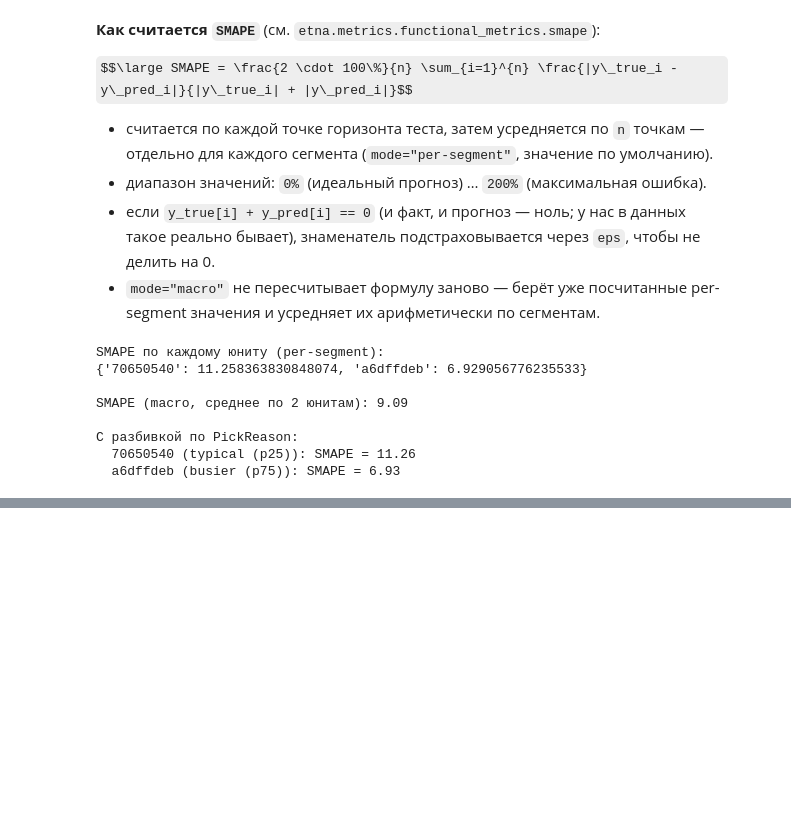
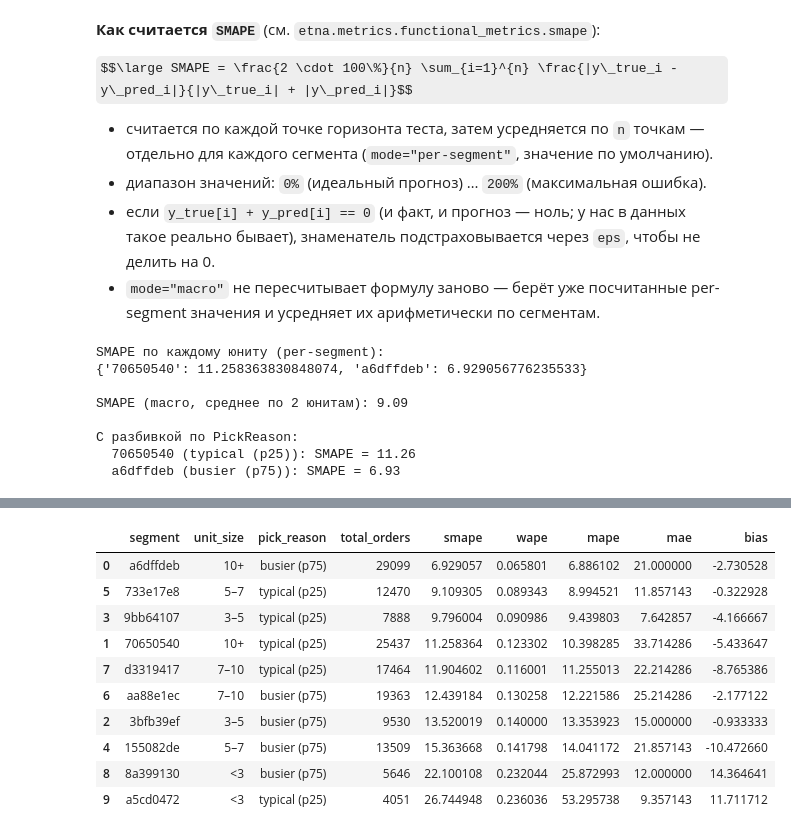
Before and after one commit to skv-analyst/study-etna, a Jupyter notebook: weeks/week-01-infra-and-classic-models/ch02-NaiveModel.ipynb, the cells around one changed output, grey strips where cells are left out. Cells and saved outputs as stored; diff of their text form; code cells hidden in the pictures; some formulas as TeX source; blank space fills up the shorter version.

```diff
--- a/weeks/week-01-infra-and-classic-models/ch02-NaiveModel.ipynb
+++ b/weeks/week-01-infra-and-classic-models/ch02-NaiveModel.ipynb
@@ -239,0 +247,38 @@ SMAPE (macro, среднее по 2 юнитам): 9.09
+# %%
+# Считаем метирки
+# Per-segment - по каждому юниту отдельно.
+smape_per_segment = SMAPE()(y_true=test_all_ts, y_pred=forecast_all_h)
+wape_per_segment = WAPE()(y_true=test_all_ts, y_pred=forecast_all_h)
+mape_per_segment = MAPE()(y_true=test_all_ts, y_pred=forecast_all_h)
+mae_per_segment = MAE()(y_true=test_all_ts, y_pred=forecast_all_h)
+bias_per_segment = bias(y_true=test_all_ts, y_pred=forecast_all_h)
+
+# Агрегат - одно число по всей выборке, чтобы сравнивать эксперименты в лоб.
+# SMAPE/MAPE/MAE — нормированные метрики, берём mode="macro" (среднее по сегментам).
+# WAPE/Bias — чувствительны к масштабу (объёму) юнита, поэтому не среднее по сегментам, а единое отношение суммы ошибок к сумме факта по ВСЕМ юнитам сразу
+smape_agg = SMAPE(mode="macro")(y_true=test_all_ts, y_pred=forecast_all_h)
+mape_agg = MAPE(mode="macro")(y_true=test_all_ts, y_pred=forecast_all_h)
+mae_agg = MAE(mode="macro")(y_true=test_all_ts, y_pred=forecast_all_h)
+wape_agg = pooled(test_all_ts, forecast_all_h, signed=False)
+bias_agg = pooled(test_all_ts, forecast_all_h, signed=True)
+# %%
+# Собираем результаты
+result = units_df.copy()
+result["smape"] = result["segment"].map(smape_per_segment)
+result["wape"] = result["segment"].map(wape_per_segment)
+result["mape"] = result["segment"].map(mape_per_segment)
+result["mae"] = result["segment"].map(mae_per_segment)
+result["bias"] = result["segment"].map(bias_per_segment)
+result.sort_values("smape")
+# %% [output]
+|  | segment | unit_size | pick_reason | total_orders | smape | wape | mape | mae | bias |
+| 0 | a6dffdeb | 10+ | busier (p75) | 29099 | 6.929057 | 0.065801 | 6.886102 | 21.000000 | -2.730528 |
+| 5 | 733e17e8 | 5–7 | typical (p25) | 12470 | 9.109305 | 0.089343 | 8.994521 | 11.857143 | -0.322928 |
+| 3 | 9bb64107 | 3–5 | typical (p25) | 7888 | 9.796004 | 0.090986 | 9.439803 | 7.642857 | -4.166667 |
+| 1 | 70650540 | 10+ | typical (p25) | 25437 | 11.258364 | 0.123302 | 10.398285 | 33.714286 | -5.433647 |
+| 7 | d3319417 | 7–10 | typical (p25) | 17464 | 11.904602 | 0.116001 | 11.255013 | 22.214286 | -8.765386 |
+| 6 | aa88e1ec | 7–10 | busier (p75) | 19363 | 12.439184 | 0.130258 | 12.221586 | 25.214286 | -2.177122 |
+| 2 | 3bfb39ef | 3–5 | busier (p75) | 9530 | 13.520019 | 0.140000 | 13.353923 | 15.000000 | -0.933333 |
+| 4 | 155082de | 5–7 | busier (p75) | 13509 | 15.363668 | 0.141798 | 14.041172 | 21.857143 | -10.472660 |
+| 8 | 8a399130 | <3 | busier (p75) | 5646 | 22.100108 | 0.232044 | 25.872993 | 12.000000 | 14.364641 |
+| 9 | a5cd0472 | <3 | typical (p25) | 4051 | 26.744948 | 0.236036 | 53.295738 | 9.357143 | 11.711712 |
```
Also changed, not shown: parts of 14 cells of this notebook, 9 other files.
